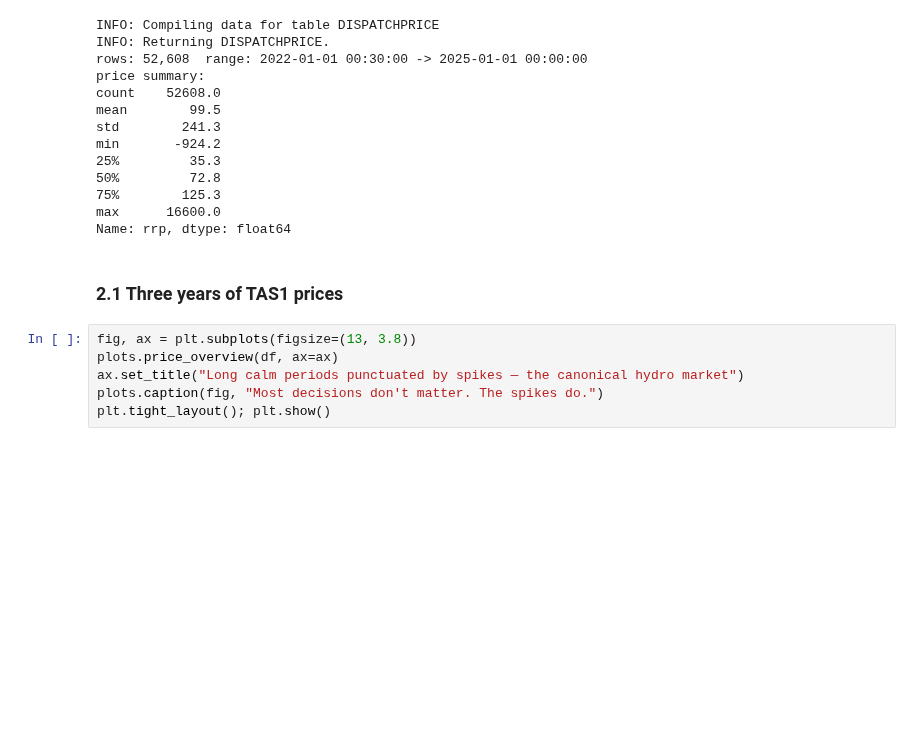
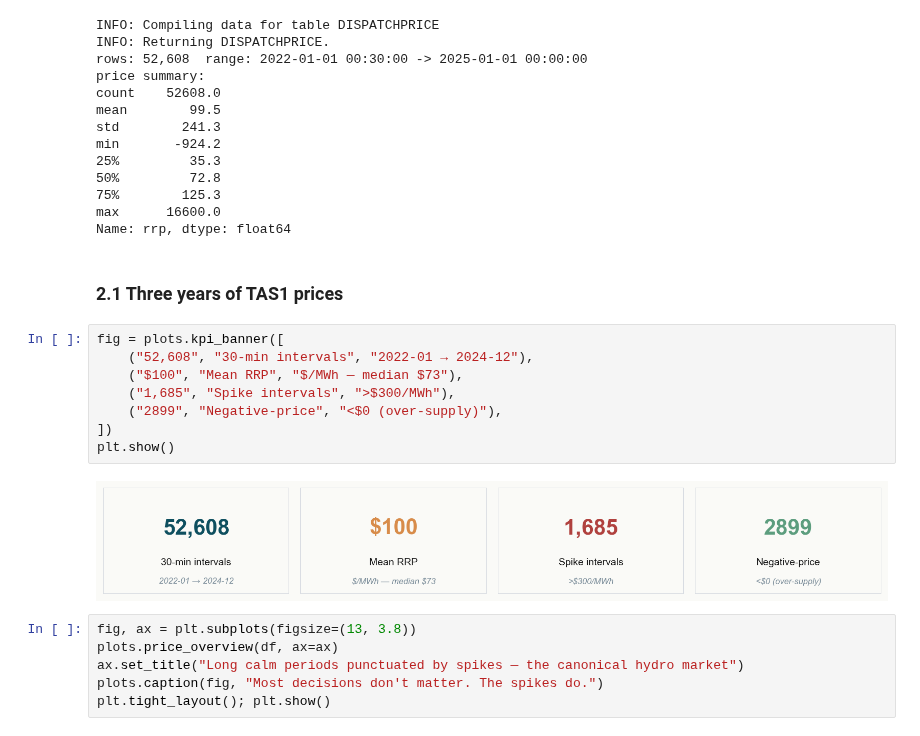
Before and after one commit to Ahmad-Jaradat-Space/hydro-storage-scheduling, a Jupyter notebook: notebook.ipynb, the cells around one changed output. Cells and saved outputs as stored; diff of their text form; blank space fills up the shorter version.

Commit message:
notebook: insert kpi banner above price overview, verdict table at end; existing executed outputs preserved

```diff
--- a/notebook.ipynb
+++ b/notebook.ipynb
@@ -80,6 +80,16 @@ max      16600.0
 Name: rrp, dtype: float64
 # %% [markdown]
 ### 2.1 Three years of TAS1 prices
+# %%
+fig = plots.kpi_banner([
+    ("52,608", "30-min intervals", "2022-01 → 2024-12"),
+    ("$100", "Mean RRP", "$/MWh — median $73"),
+    ("1,685", "Spike intervals", ">$300/MWh"),
+    ("2899", "Negative-price", "<$0 (over-supply)"),
+])
+plt.show()
+# %% [output]
+[figure, added]
 # %%
 fig, ax = plt.subplots(figsize=(13, 3.8))
 plots.price_overview(df, ax=ax)
```
Also changed, not shown: parts of 10 cells of this notebook.
